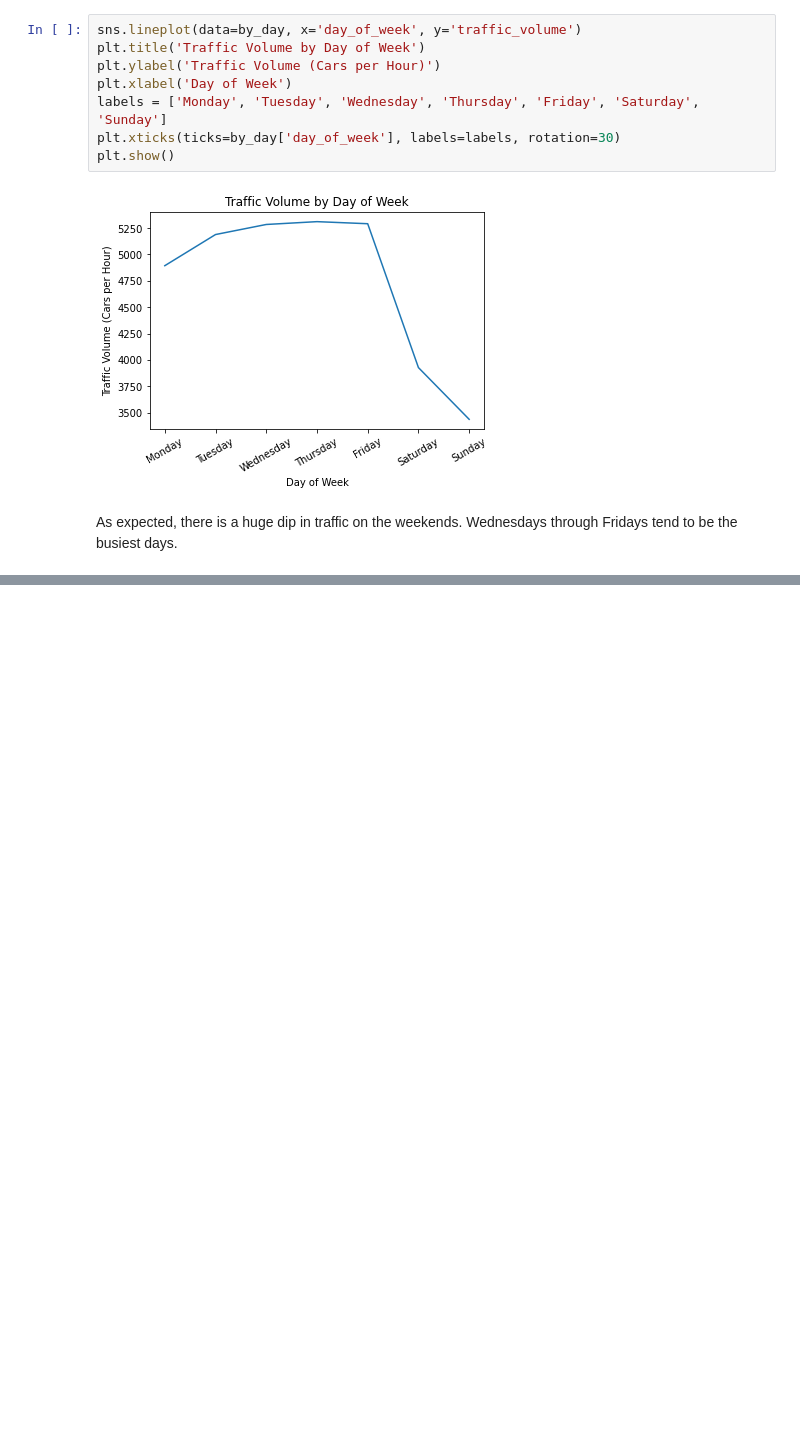
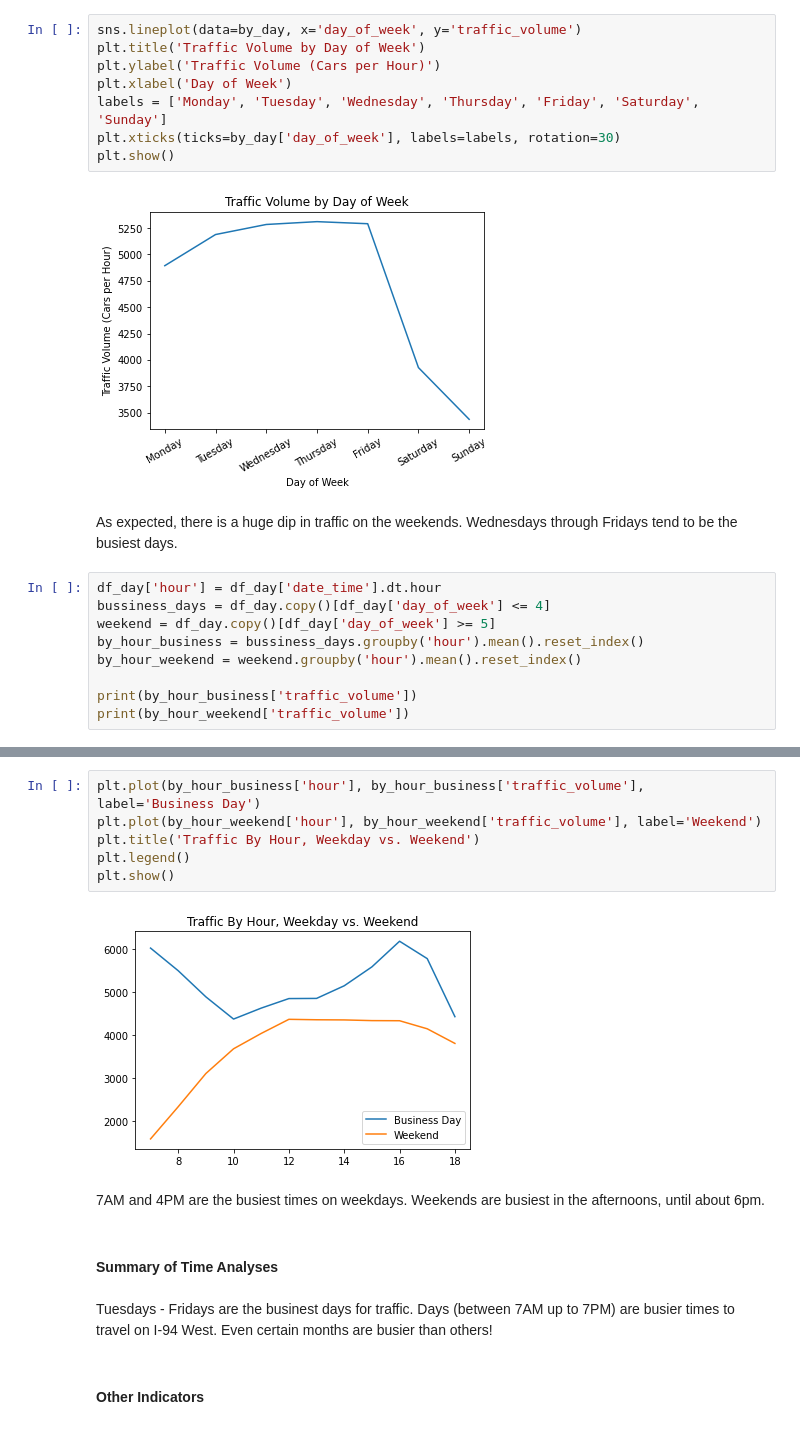
Before and after one commit to nikomccarty/data_science_notebooks, a Jupyter notebook: 20220502_traffic_analysis/traffic_exploratory.ipynb, the cells around one changed output, grey strips where cells are left out. Saved outputs shown, nothing was run; the diff lists cells and outputs as text; blank space fills up the shorter version.

Commit message:
done with exploratory traffic analysis.

```diff
--- a/20220502_traffic_analysis/traffic_exploratory.ipynb
+++ b/20220502_traffic_analysis/traffic_exploratory.ipynb
@@ -244,3 +244,12 @@ plt.show()
 [figure]
 # %% [markdown]
 As expected, there is a huge dip in traffic on the weekends. Wednesdays through Fridays tend to be the busiest days.
+# %%
+df_day['hour'] = df_day['date_time'].dt.hour
+bussiness_days = df_day.copy()[df_day['day_of_week'] <= 4]
+weekend = df_day.copy()[df_day['day_of_week'] >= 5]
+by_hour_business = bussiness_days.groupby('hour').mean().reset_index()
+by_hour_weekend = weekend.groupby('hour').mean().reset_index()
+
+print(by_hour_business['traffic_volume'])
+print(by_hour_weekend['traffic_volume'])
@@ -246,0 +288,16 @@ As expected, there is a huge dip in traffic on the weekends. Wednesdays through
+# %%
+plt.plot(by_hour_business['hour'], by_hour_business['traffic_volume'], label='Business Day')
+plt.plot(by_hour_weekend['hour'], by_hour_weekend['traffic_volume'], label='Weekend')
+plt.title('Traffic By Hour, Weekday vs. Weekend')
+plt.legend()
+plt.show()
+# %% [output]
+[figure, added]
+# %% [markdown]
+7AM and 4PM are the busiest times on weekdays. Weekends are busiest in the afternoons, until about 6pm.
+# %% [markdown]
+#### Summary of Time Analyses
+# %% [markdown]
+Tuesdays - Fridays are the businest days for traffic. Days (between 7AM up to 7PM) are busier times to travel on I-94 West. Even certain months are busier than others!
+# %% [markdown]
+#### Other Indicators
```
Also changed, not shown: parts of 12 cells of this notebook.
